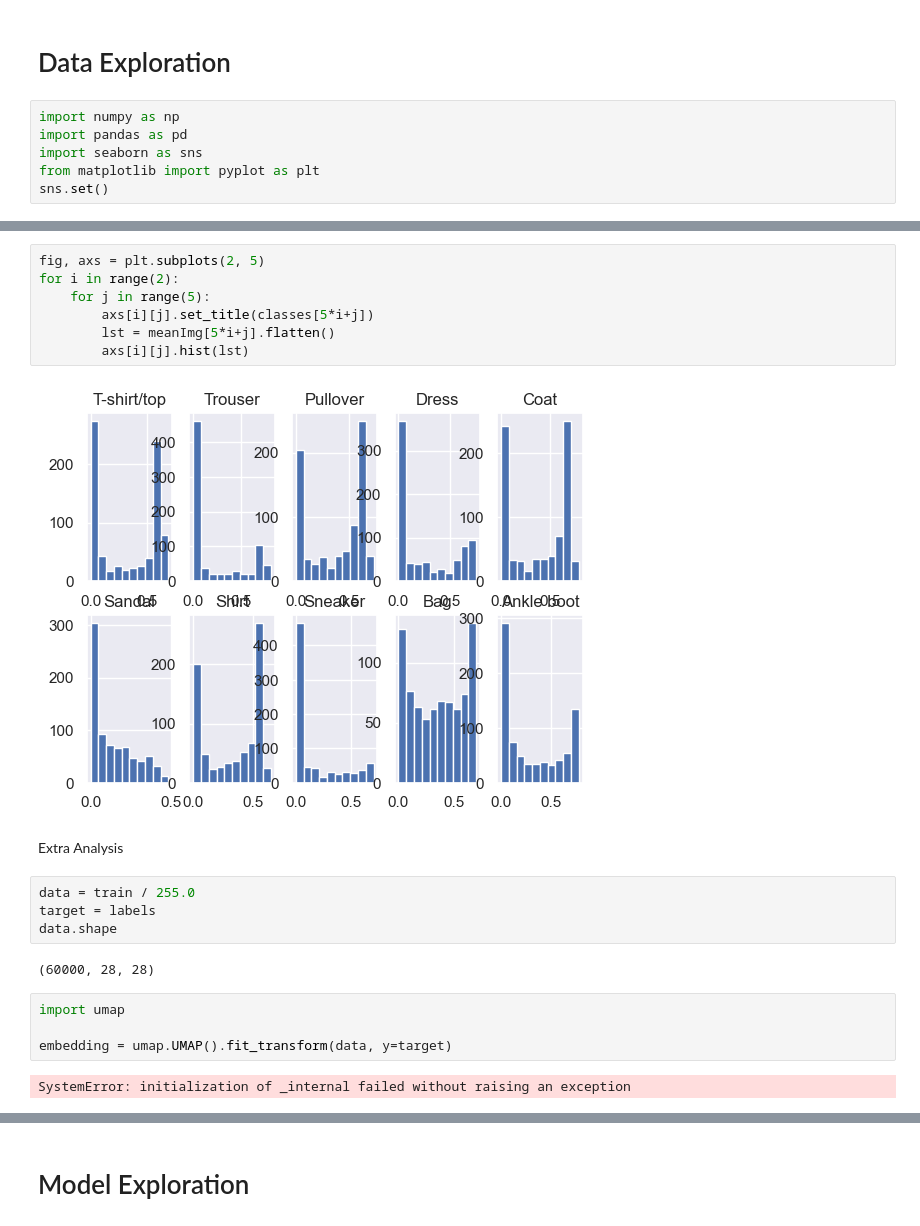
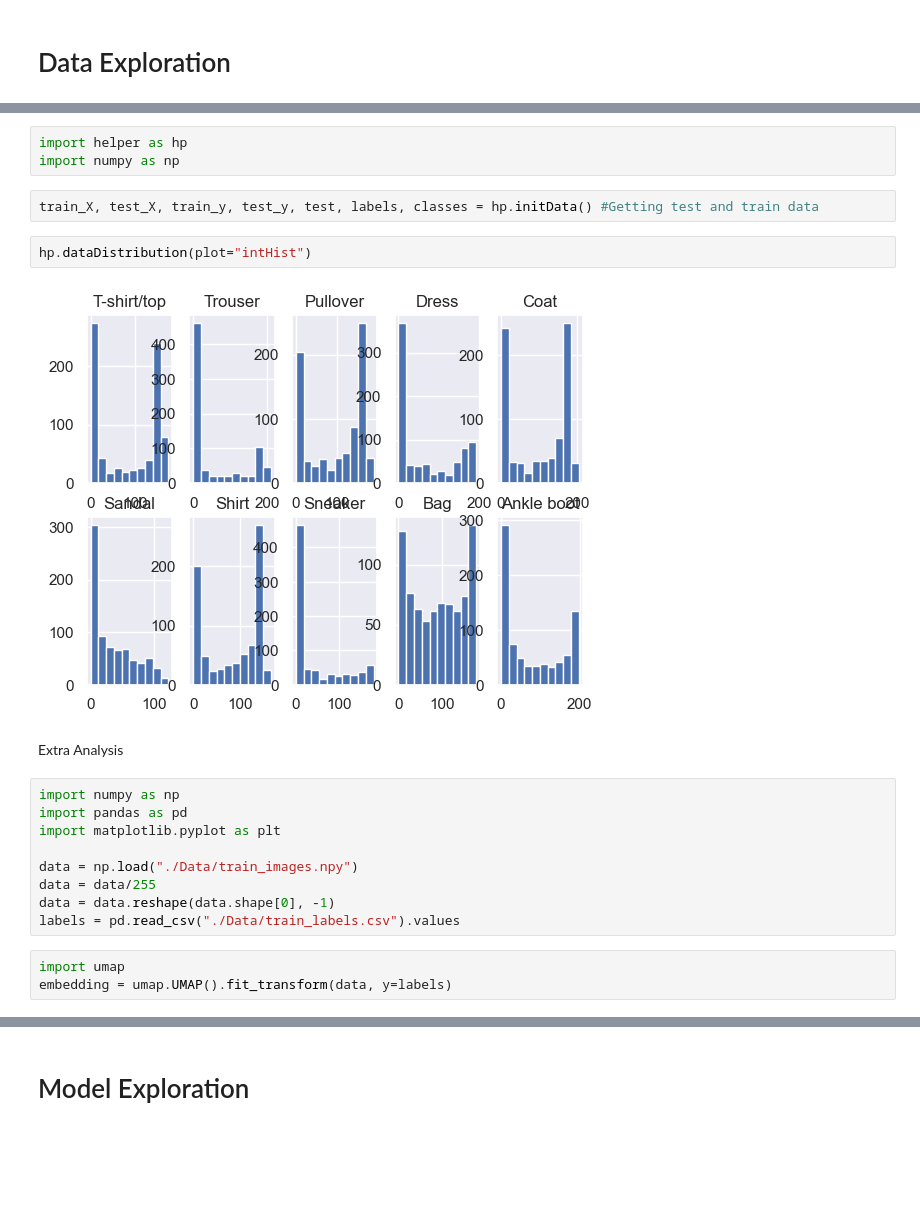
Before and after one commit to GonzaLinares/TP1_RN, a Jupyter notebook: FashionMNIST/main.ipynb, the cells around one changed output, grey strips where cells are left out. Saved outputs shown, nothing was run; the diff lists cells and outputs as text; blank space fills up the shorter version.

```diff
--- a/FashionMNIST/main.ipynb
+++ b/FashionMNIST/main.ipynb
@@ -1,8 +1,2 @@
 # %% [markdown]
 # Data Exploration
-# %%
-import numpy as np
-import pandas as pd
-import seaborn as sns
-from matplotlib import pyplot as plt
-sns.set()
@@ -51,23 +3,23 @@ for i in range(2):
-# %%
-fig, axs = plt.subplots(2, 5)
-for i in range(2):
-    for j in range(5):
-        axs[i][j].set_title(classes[5*i+j])
-        lst = meanImg[5*i+j].flatten()
-        axs[i][j].hist(lst)
-# %% [output]
-[figure, removed]
+# %%
+import helper as hp
+import numpy as np
+# %%
+train_X, test_X, train_y, test_y, test, labels, classes = hp.initData() #Getting test and train data
+# %%
+hp.dataDistribution(plot="intHist")
+# %% [output]
+[figure, added]
 # %% [markdown]
 Extra Analysis
-# %%
-data = train / 255.0
-target = labels
-data.shape
-# %% [output]
-(60000, 28, 28)
+# %%
+import numpy as np
+import pandas as pd
+import matplotlib.pyplot as plt
+
+data = np.load("./Data/train_images.npy")
+data = data/255
+data = data.reshape(data.shape[0], -1)
+labels = pd.read_csv("./Data/train_labels.csv").values
 # %%
 import umap
-
-embedding = umap.UMAP().fit_transform(data, y=target)
+embedding = umap.UMAP().fit_transform(data, y=labels)
-# %% [output]
-SystemError: initialization of _internal failed without raising an exception
```
Also changed, not shown: parts of 25 cells of this notebook, 12 other files.
